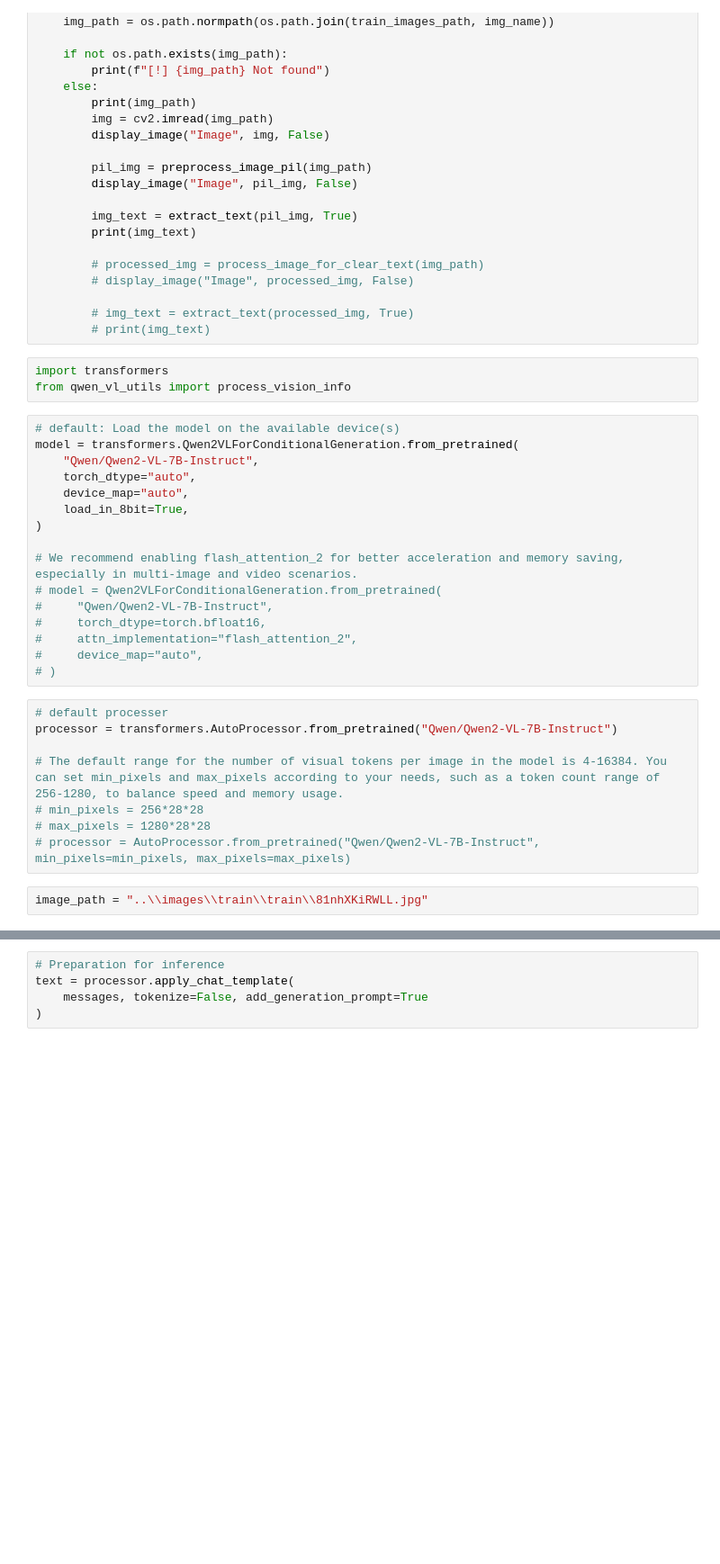
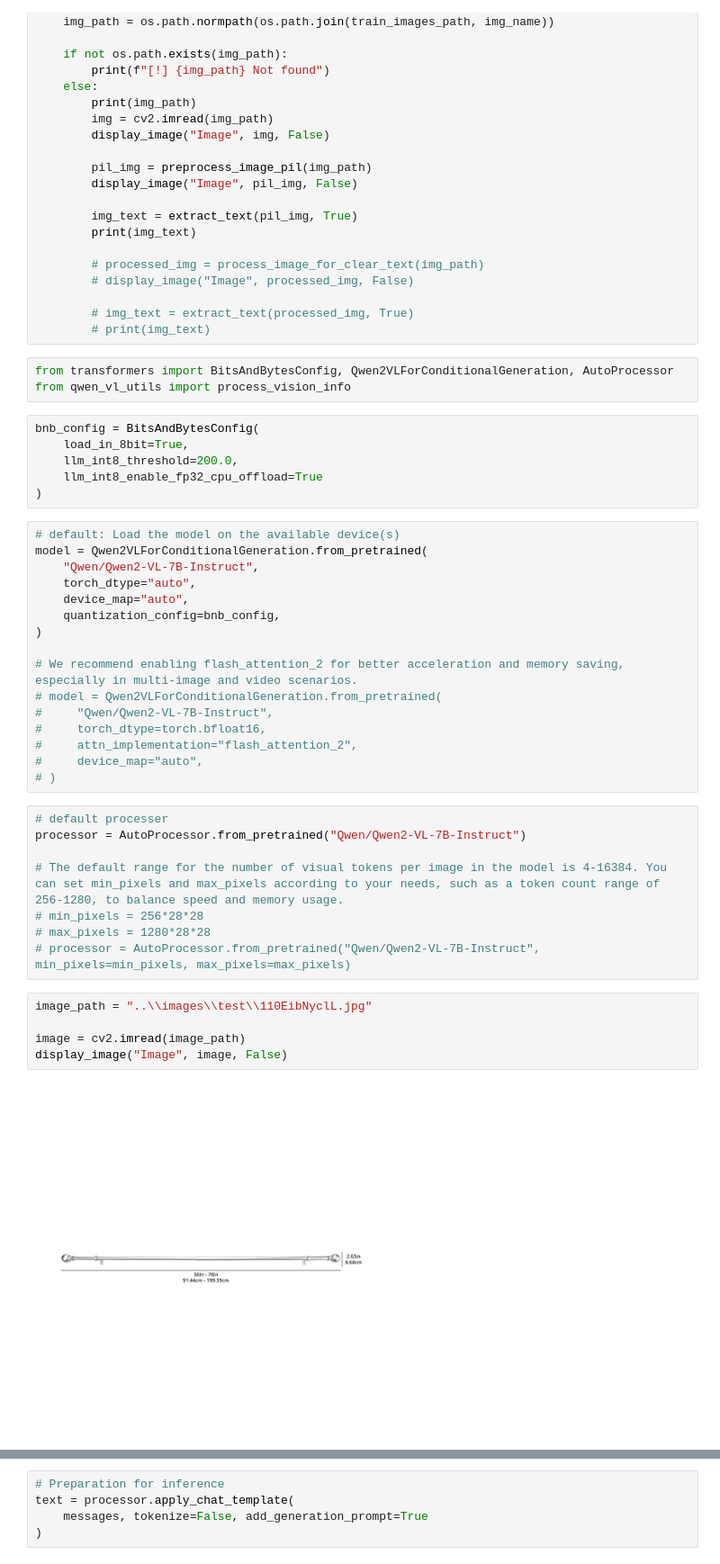
Before and after one commit to karanBRAVO/curly-eureka, a Jupyter notebook: src/main.ipynb, the cells around one changed output, grey strips where cells are left out. Shown at 90% size. Cells and saved outputs as stored; diff of their text form; blank space fills up the shorter version.

```diff
--- a/src/main.ipynb
+++ b/src/main.ipynb
@@ -356,15 +397,21 @@ for i in range(total_images):
         # img_text = extract_text(processed_img, True)
         # print(img_text)
 # %%
-import transformers
+from transformers import BitsAndBytesConfig, Qwen2VLForConditionalGeneration, AutoProcessor
 from qwen_vl_utils import process_vision_info
+# %%
+bnb_config = BitsAndBytesConfig(
+    load_in_8bit=True,
+    llm_int8_threshold=200.0,
+    llm_int8_enable_fp32_cpu_offload=True
+)
 # %%
 # default: Load the model on the available device(s)
-model = transformers.Qwen2VLForConditionalGeneration.from_pretrained(
+model = Qwen2VLForConditionalGeneration.from_pretrained(
     "Qwen/Qwen2-VL-7B-Instruct",
     torch_dtype="auto",
     device_map="auto",
-    load_in_8bit=True,
+    quantization_config=bnb_config,
 )
 
 # We recommend enabling flash_attention_2 for better acceleration and memory saving, especially in multi-image and video scenarios.
@@ -376,11 +423,16 @@ model = transformers.Qwen2VLForConditionalGeneration.from_pretrained(
 # )
 # %%
 # default processer
-processor = transformers.AutoProcessor.from_pretrained("Qwen/Qwen2-VL-7B-Instruct")
+processor = AutoProcessor.from_pretrained("Qwen/Qwen2-VL-7B-Instruct")
 
 # The default range for the number of visual tokens per image in the model is 4-16384. You can set min_pixels and max_pixels according to your needs, such as a token count range of 256-1280, to balance speed and memory usage.
 # min_pixels = 256*28*28
 # max_pixels = 1280*28*28
 # processor = AutoProcessor.from_pretrained("Qwen/Qwen2-VL-7B-Instruct", min_pixels=min_pixels, max_pixels=max_pixels)
-# %%
-image_path = "..\\images\\train\\train\\81nhXKiRWLL.jpg"
+# %%
+image_path = "..\\images\\test\\110EibNyclL.jpg"
+
+image = cv2.imread(image_path)
+display_image("Image", image, False)
+# %% [output]
+[figure, added]
```
Also changed, not shown: parts of 11 cells of this notebook, 1 other file.
